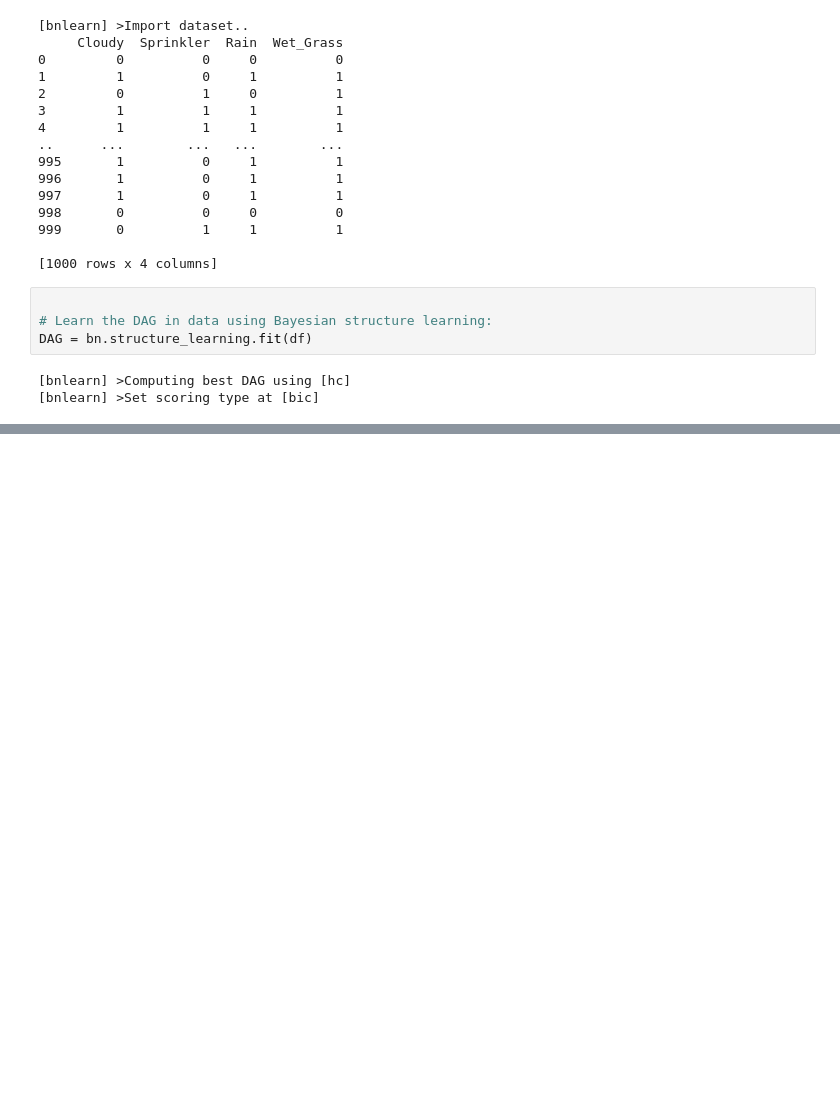
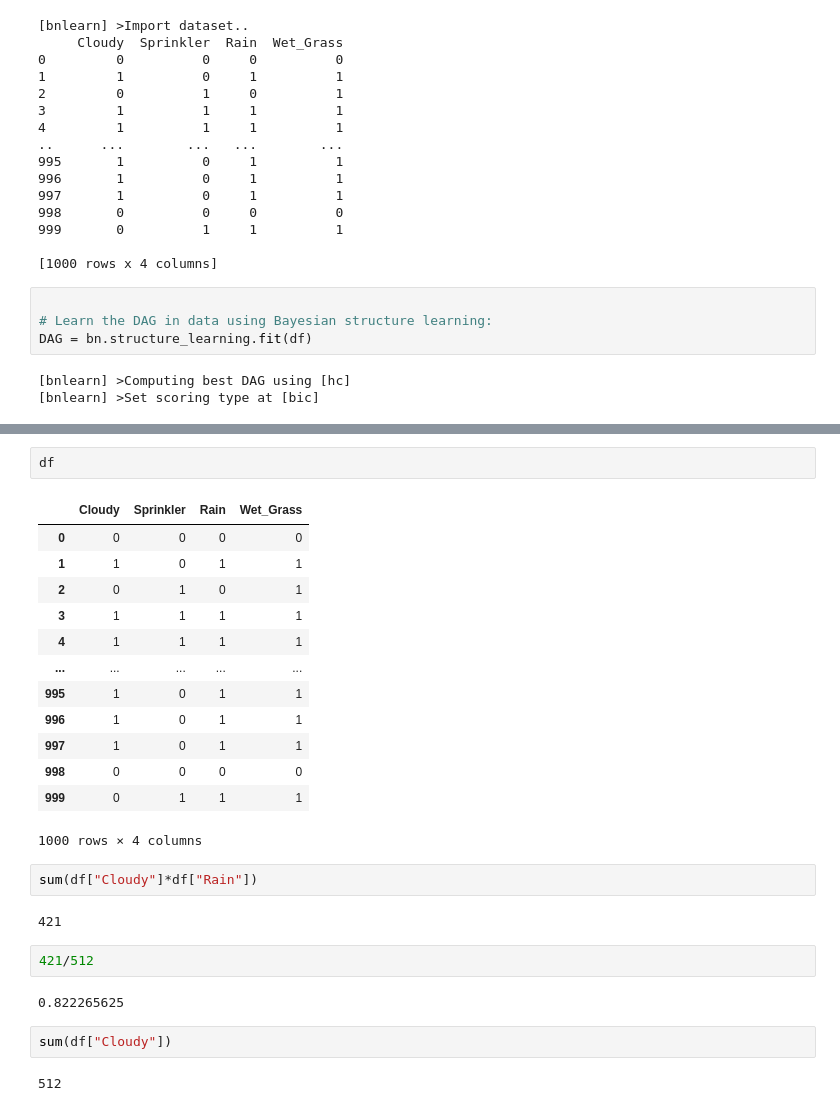
Before and after one commit to cayetanoguerra/cayetanoguerra.github.io, a Jupyter notebook: ia/nbpy/bnlearn.ipynb, the cells around one changed output, grey strips where cells are left out. Cells and saved outputs as stored; diff of their text form; blank space fills up the shorter version.

```diff
--- a/ia/nbpy/bnlearn.ipynb
+++ b/ia/nbpy/bnlearn.ipynb
@@ -69,0 +127,28 @@ G = bn.plot(DAG, interactive=True)
+# %%
+df
+# %% [output]
+|  | Cloudy | Sprinkler | Rain | Wet_Grass |
+| 0 | 0 | 0 | 0 | 0 |
+| 1 | 1 | 0 | 1 | 1 |
+| 2 | 0 | 1 | 0 | 1 |
+| 3 | 1 | 1 | 1 | 1 |
+| 4 | 1 | 1 | 1 | 1 |
+| ... | ... | ... | ... | ... |
+| 995 | 1 | 0 | 1 | 1 |
+| 996 | 1 | 0 | 1 | 1 |
+| 997 | 1 | 0 | 1 | 1 |
+| 998 | 0 | 0 | 0 | 0 |
+| 999 | 0 | 1 | 1 | 1 |
+1000 rows × 4 columns
+# %%
+sum(df["Cloudy"]*df["Rain"])
+# %% [output]
+421
+# %%
+421/512
+# %% [output]
+0.822265625
+# %%
+sum(df["Cloudy"])
+# %% [output]
+512
```
Also changed, not shown: parts of 1 cell of this notebook, 1 other file.
